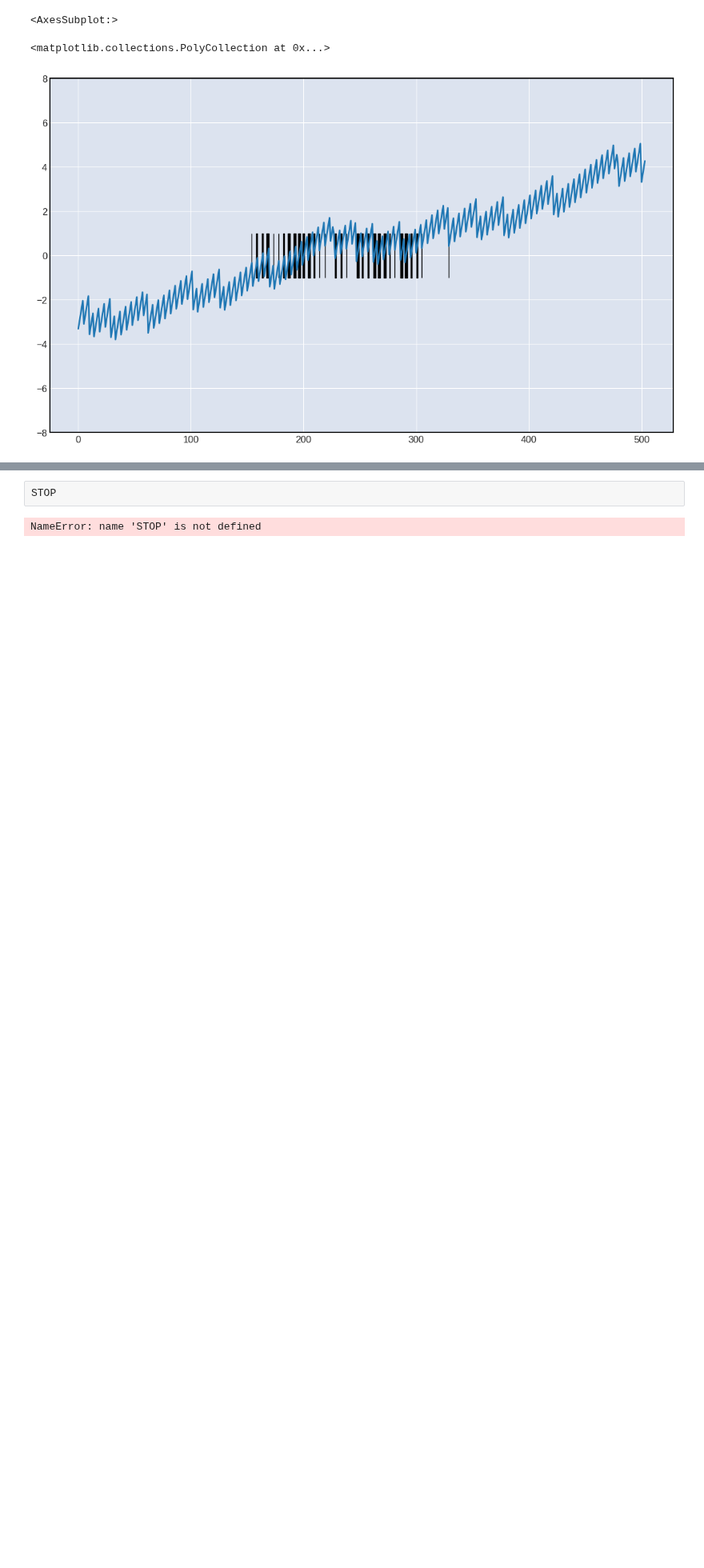
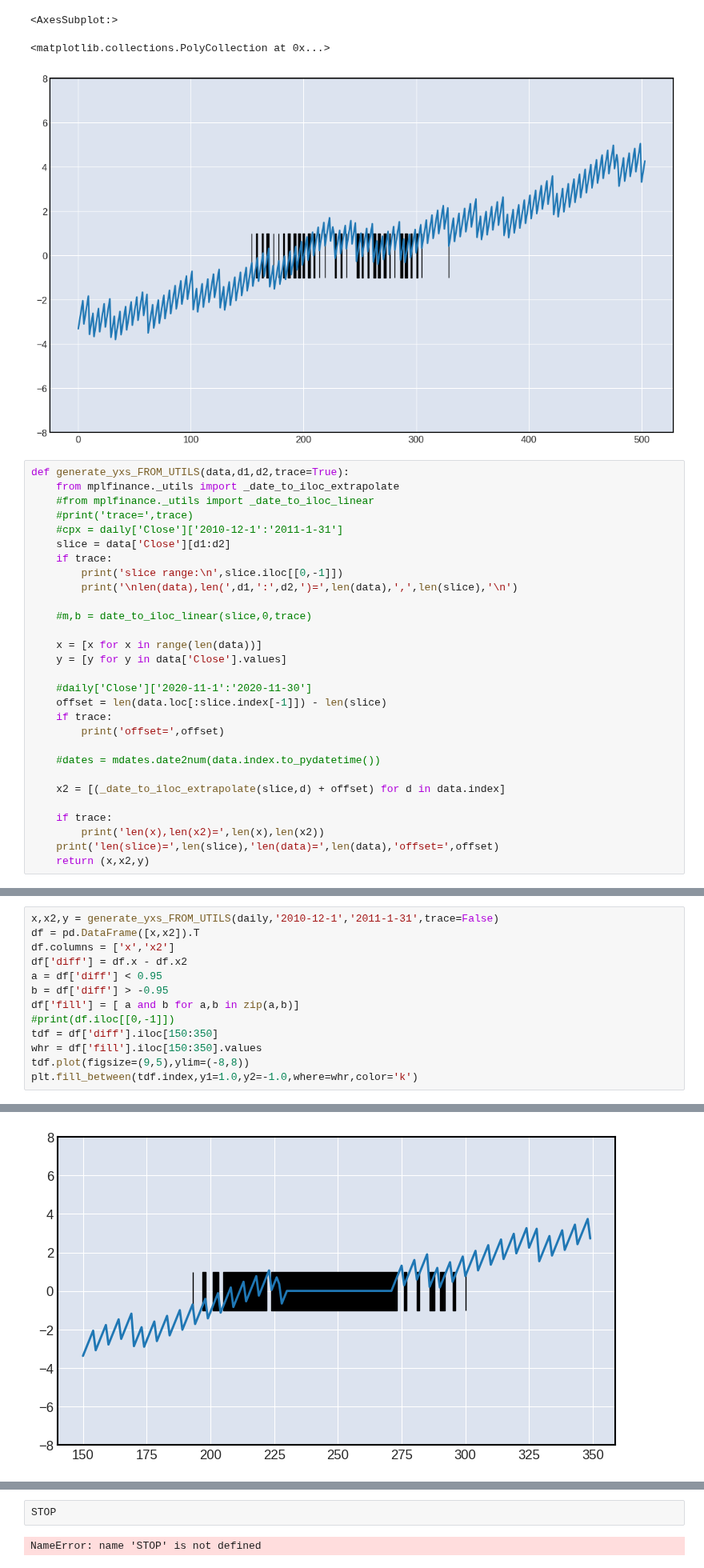
Before and after one commit to matplotlib/mplfinance, a Jupyter notebook: examples/scratch_pad/date_to_iloc_extrapolation.ipynb, the cells around one changed output, grey strips where cells are left out. Shown at 80% size. Drawn from its saved outputs; the diff is of its cells as text; blank space fills up the shorter version.

```diff
--- a/examples/scratch_pad/date_to_iloc_extrapolation.ipynb
+++ b/examples/scratch_pad/date_to_iloc_extrapolation.ipynb
@@ -246,3 +271,32 @@ len(slice)= 83 len(data)= 504 offset= 209
 <AxesSubplot:>
 <matplotlib.collections.PolyCollection at 0x...>
 [figure]
+# %%
+def generate_yxs_FROM_UTILS(data,d1,d2,trace=True):
+    from mplfinance._utils import _date_to_iloc_extrapolate
+    #from mplfinance._utils import _date_to_iloc_linear
+    #print('trace=',trace)
+    #cpx = daily['Close']['2010-12-1':'2011-1-31']
+    slice = data['Close'][d1:d2]
+    if trace:
+        print('slice range:\n',slice.iloc[[0,-1]])
+        print('\nlen(data),len(',d1,':',d2,')=',len(data),',',len(slice),'\n')
+
+    #m,b = date_to_iloc_linear(slice,0,trace)
+
+    x = [x for x in range(len(data))]
+    y = [y for y in data['Close'].values]
+
+    #daily['Close']['2020-11-1':'2020-11-30']
+    offset = len(data.loc[:slice.index[-1]]) - len(slice)
+    if trace:
+        print('offset=',offset)
+
+    #dates = mdates.date2num(data.index.to_pydatetime())
+
+    x2 = [(_date_to_iloc_extrapolate(slice,d) + offset) for d in data.index]
+
+    if trace:
+        print('len(x),len(x2)=',len(x),len(x2))
+    print('len(slice)=',len(slice),'len(data)=',len(data),'offset=',offset)
+    return (x,x2,y)
@@ -248,0 +321,14 @@ len(slice)= 83 len(data)= 504 offset= 209
+# %%
+x,x2,y = generate_yxs_FROM_UTILS(daily,'2010-12-1','2011-1-31',trace=False)
+df = pd.DataFrame([x,x2]).T
+df.columns = ['x','x2']
+df['diff'] = df.x - df.x2
+a = df['diff'] < 0.95
+b = df['diff'] > -0.95
+df['fill'] = [ a and b for a,b in zip(a,b)]
+#print(df.iloc[[0,-1]])
+tdf = df['diff'].iloc[150:350]
+whr = df['fill'].iloc[150:350].values
+tdf.plot(figsize=(9,5),ylim=(-8,8))
+plt.fill_between(tdf.index,y1=1.0,y2=-1.0,where=whr,color='k')
+# %% [output]
@@ -248,0 +338 @@ len(slice)= 83 len(data)= 504 offset= 209
+[figure, added]
```
Also changed, not shown: parts of 9 cells of this notebook, 3 other files.
